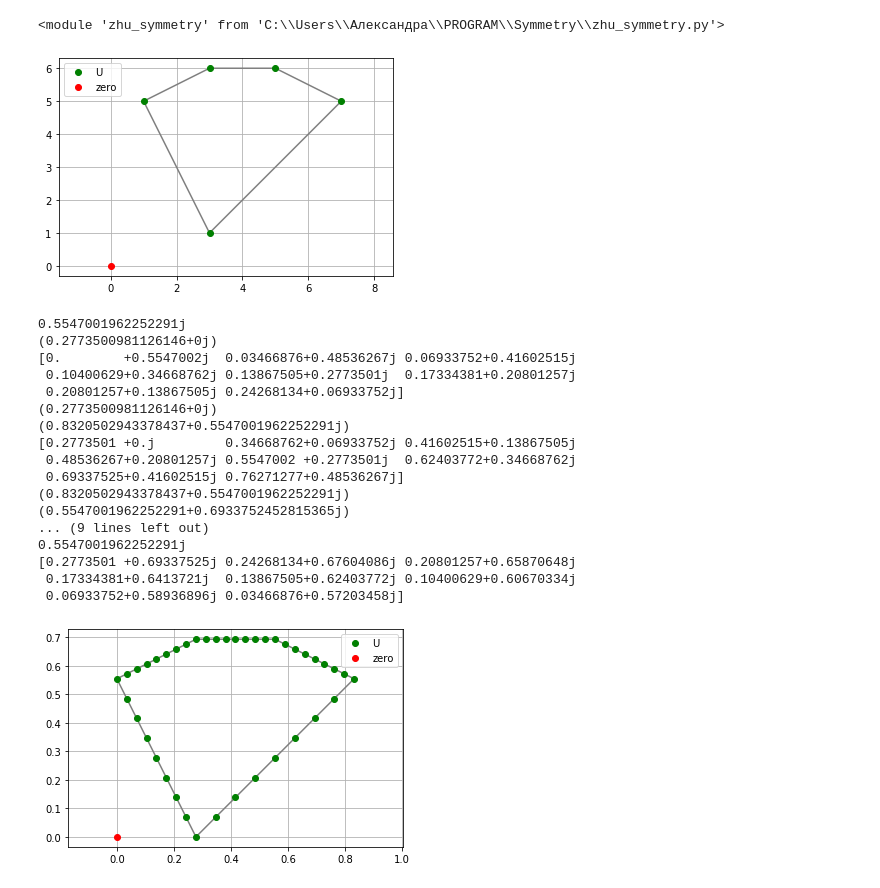
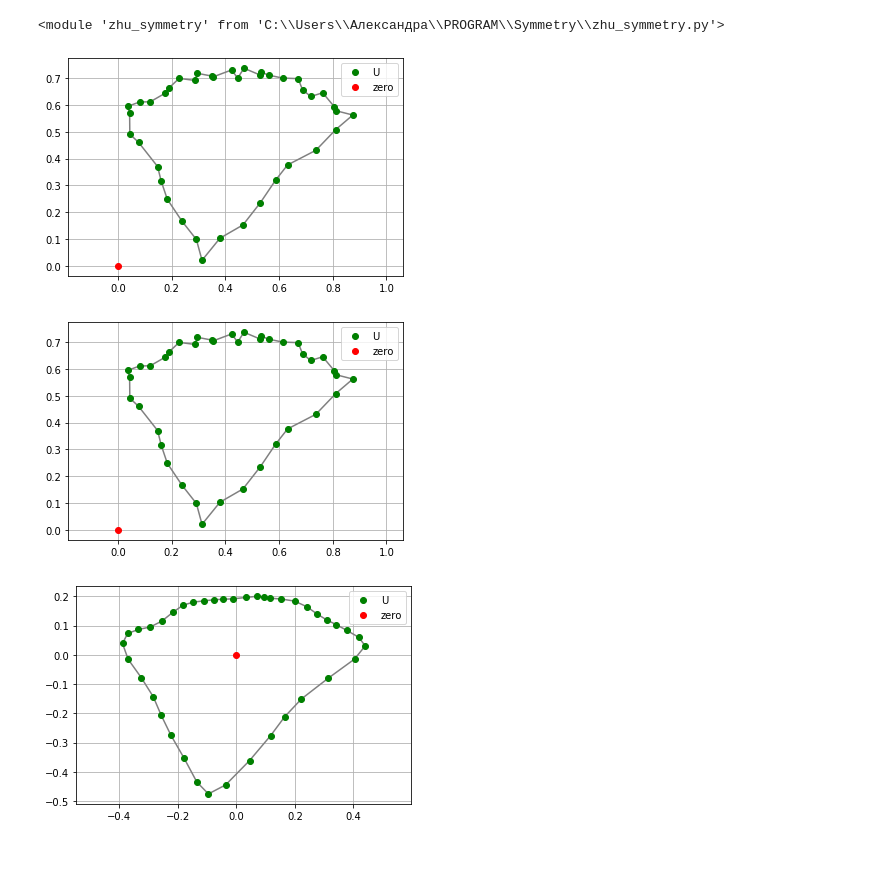
Before and after one commit to 1alexandra/mirror-symmetry, a Jupyter notebook: sym.ipynb, the cells around one changed output. Drawn from its saved outputs; the diff is of its cells as text; code cells hidden in the pictures; blank space fills up the shorter version.

Commit message:
plot_measure

```diff
--- a/sym.ipynb
+++ b/sym.ipynb
@@ -42,28 +42,18 @@ imp.reload(zhu_draw)
 imp.reload(zhu_symmetry)
 # %% [output]
 <module 'zhu_symmetry' from 'C:\\Users\\Александра\\PROGRAM\\Symmetry\\zhu_symmetry.py'>
-# %%
-u = np.array([1+5j, 3+1j, 7+5j, 5+6j, 3+6j])
-zhu_draw.contour(u)
-u_m = zhu_contour.preprocess(u,3)
-zhu_draw.contour(u_m)
-# %% [output]
-[figure, removed]
-0.5547001962252291j
-(0.2773500981126146+0j)
-[0.        +0.5547002j  0.03466876+0.48536267j 0.06933752+0.41602515j
- 0.10400629+0.34668762j 0.13867505+0.2773501j  0.17334381+0.20801257j
- 0.20801257+0.13867505j 0.24268134+0.06933752j]
-(0.2773500981126146+0j)
-(0.8320502943378437+0.5547001962252291j)
-[0.2773501 +0.j         0.34668762+0.06933752j 0.41602515+0.13867505j
- 0.48536267+0.20801257j 0.5547002 +0.2773501j  0.62403772+0.34668762j
- 0.69337525+0.41602515j 0.76271277+0.48536267j]
-(0.8320502943378437+0.5547001962252291j)
-(0.5547001962252291+0.6933752452815365j)
-... (9 lines left out)
-0.5547001962252291j
-[0.2773501 +0.69337525j 0.24268134+0.67604086j 0.20801257+0.65870648j
- 0.17334381+0.6413721j  0.13867505+0.62403772j 0.10400629+0.60670334j
- 0.06933752+0.58936896j 0.03466876+0.57203458j]
-[figure, removed]
+# %%
+u = np.array([1+5j, 3+1j, 7+5j, 5+6j, 3+6j])
+u_m = zhu_contour.preprocess(u,3)
+u_m += (np.random.random(u_m.size)+1j*np.random.random(u_m.size))*0.05
+zhu_draw.contour(u_m)
+f = np.fft.fft(u_m)
+ind = zhu_symmetry.f_abs_based_index(f, beta = 0.5)
+f1 = np.zeros(len(f),dtype=complex)
+f1[ind] = f[ind]
+zhu_draw.contour(np.fft.ifft(f))
+zhu_draw.contour(np.fft.ifft(f1))
+# %% [output]
+[figure, added]
+[figure, added]
+[figure, added]
```
Also changed, not shown: 4 other files.
